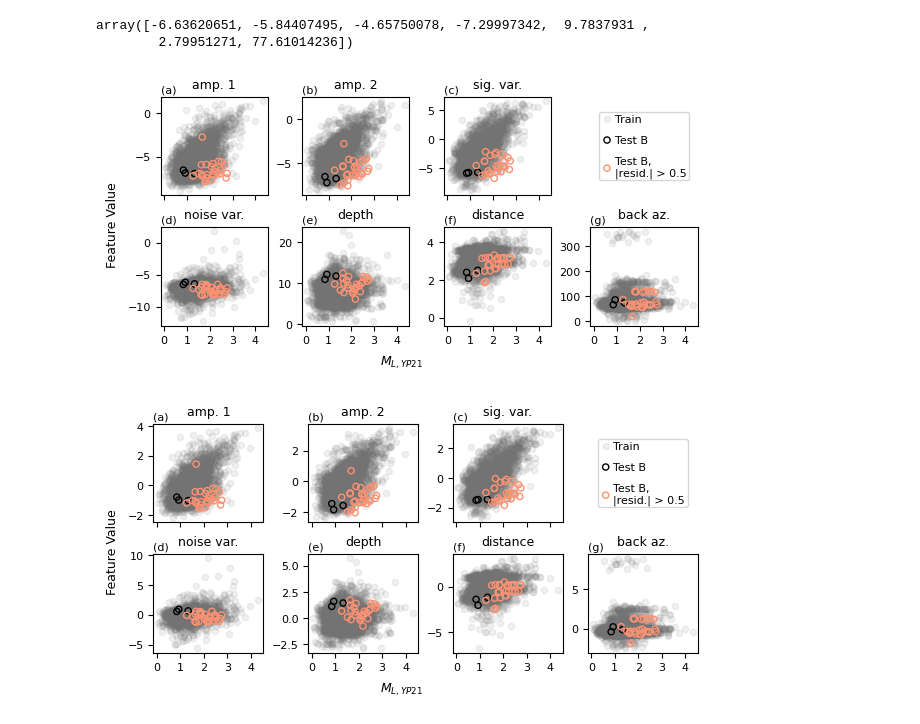
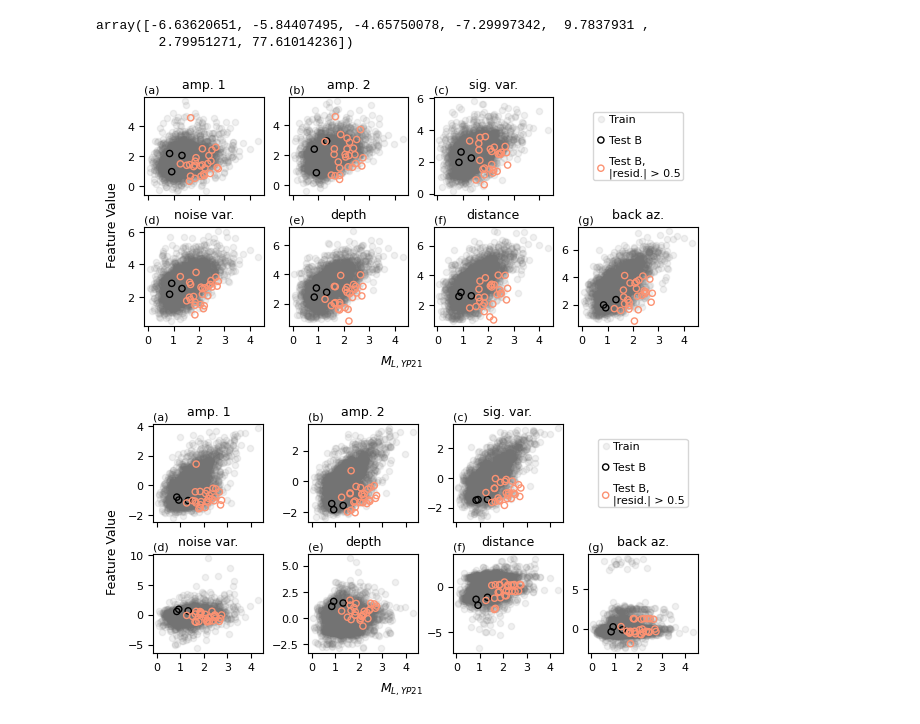
Before and after one commit to armstrong06/featmag, a Jupyter notebook: notebooks_results/whatsUpWithYDC.ipynb, the cells around one changed output. Drawn from its saved outputs; the diff is of its cells as text; code cells hidden in the pictures.

Commit message:
save unscaled feature plot

```diff
--- a/notebooks_results/whatsUpWithYDC.ipynb
+++ b/notebooks_results/whatsUpWithYDC.ipynb
@@ -132,10 +132,11 @@ def plot_features(X_train,
 # %%
 plot_features(X_train, station_meta_dict['y_train'],
               X_holdout, station_meta_dict['y_holdout'],
               station_meta_dict['evids_holdout'], preds_2023,
-              feature_inds, feature_plot_names)
+              np.arange(0, 7), feature_plot_names[feature_inds],
+              savefigname='../figures/examineFeatureDistsYDC.png')
 # %% [output]
-[figure, old version]
+[figure, new version]
 # %%
 X_train_s = scaler.transform(X_train[:, feature_inds])
 X_holdout_s = scaler.transform(X_holdout[:, feature_inds])
```
Also changed, not shown: 1 other file.
